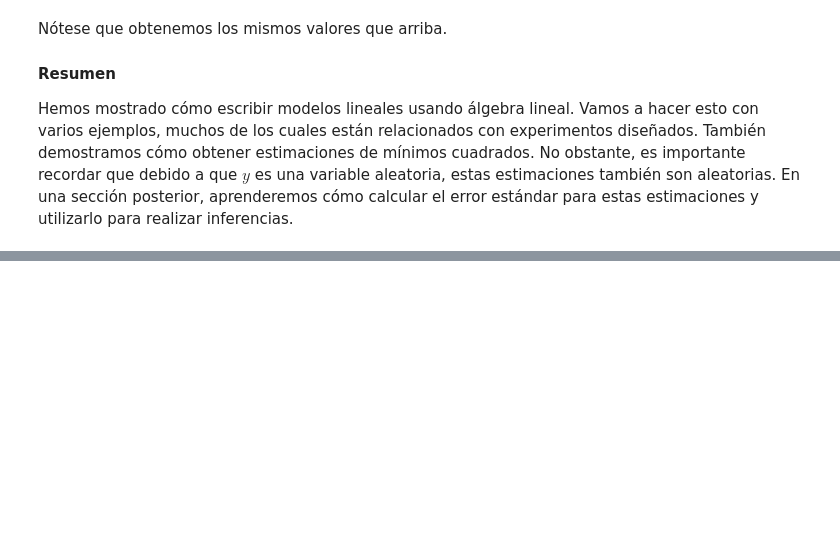
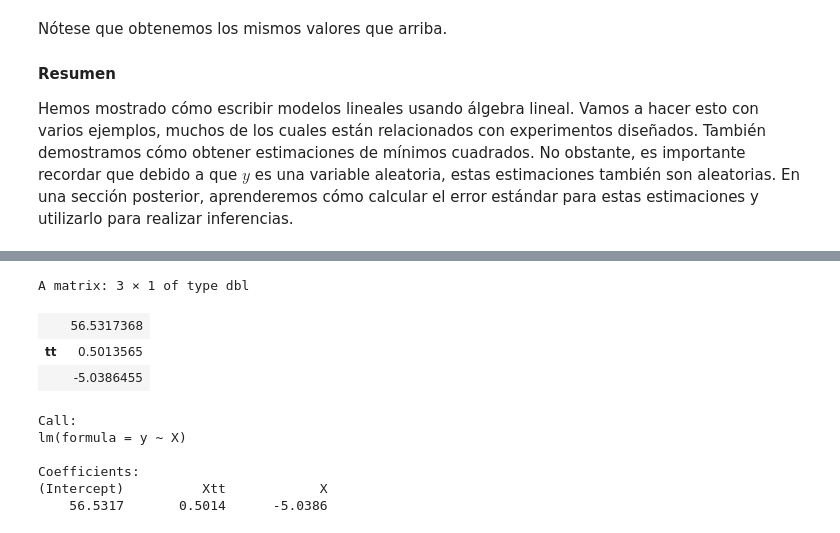
Before and after one commit to jabernalv/labs, a Jupyter notebook: matrixalg/matrix_algebra_examples_R.ipynb, the cells around one changed output, grey strips where cells are left out. Cells and saved outputs as stored; diff of their text form; code cells hidden in the pictures; blank space fills up the shorter version.

```diff
--- a/matrixalg/matrix_algebra_examples_R.ipynb
+++ b/matrixalg/matrix_algebra_examples_R.ipynb
@@ -292,0 +319,17 @@ Hemos mostrado cómo escribir modelos lineales usando álgebra lineal. Vamos a h
+# %%
+betahat <- solve(t(X) %*% X, t(X) %*% y)
+betahat
+# %% [output]
+A matrix: 3 × 1 of type dbl
+|  | 56.5317368 |
+| tt | 0.5013565 |
+|  | -5.0386455 |
+# %%
+fit
+# %% [output]
+Call:
+lm(formula = y ~ X)
+
+Coefficients:
+(Intercept)          Xtt            X
+    56.5317       0.5014      -5.0386
```
Also changed, not shown: parts of 5 cells of this notebook, 2 other files.
